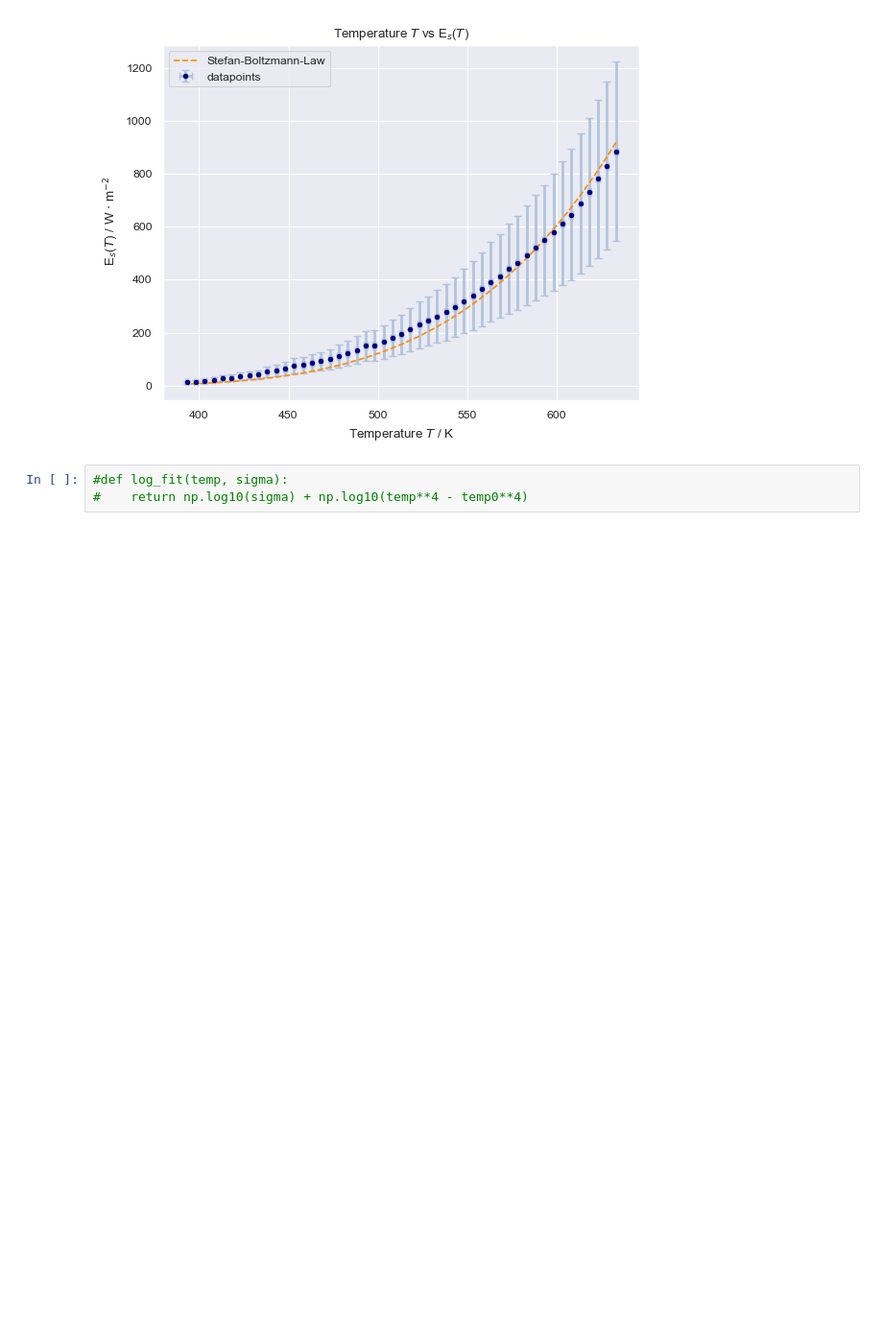
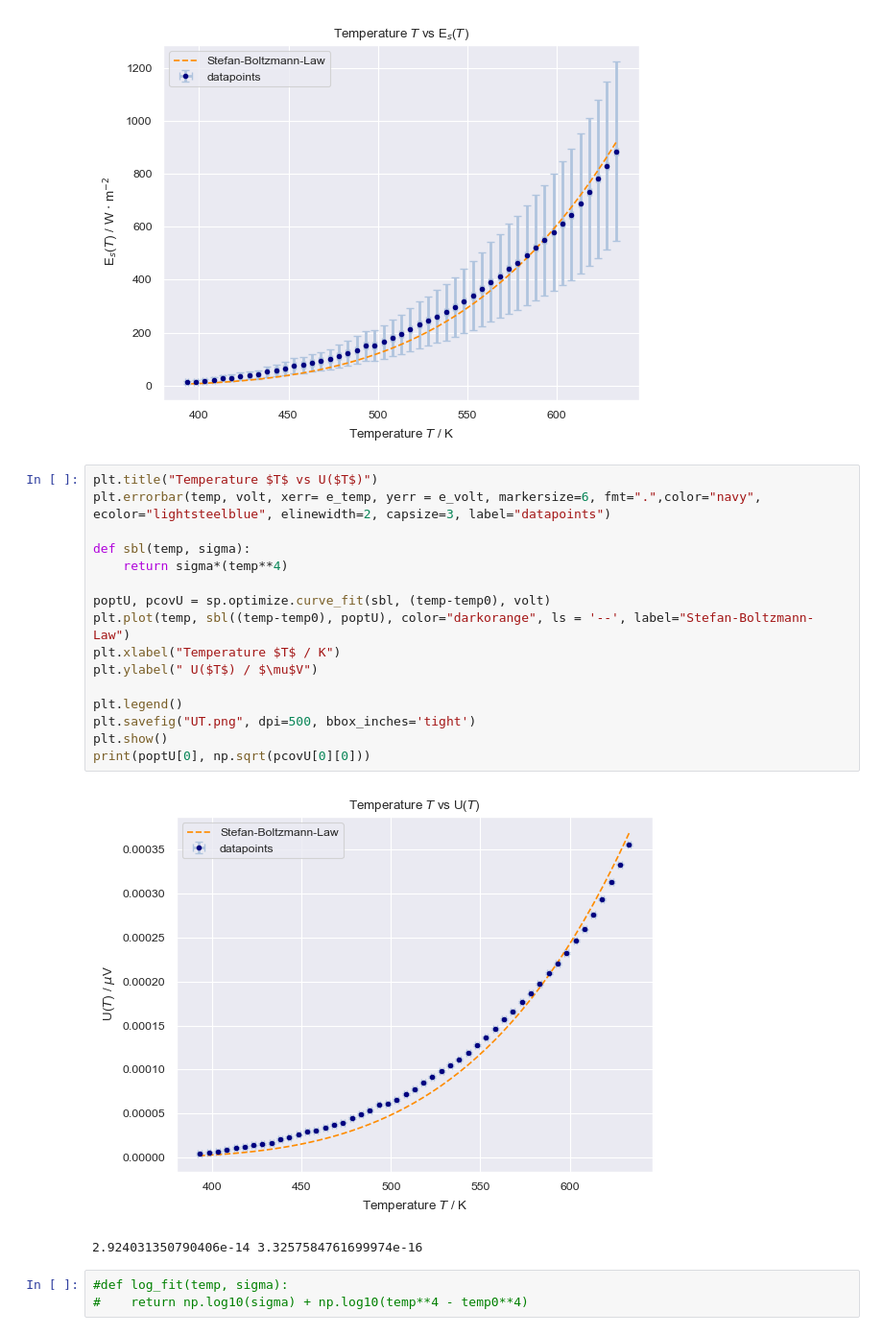
Before and after one commit to KemalOenen/Grundpraktikum2_Gruppe1_SS23, a Jupyter notebook: Versuch10/SchwarzerStrahler-new.ipynb, the cells around one changed output. Shown at 96% size. Saved outputs shown, nothing was run; the diff lists cells and outputs as text; blank space fills up the shorter version.

Commit message:
Added the plots with the voltage

```diff
--- a/Versuch10/SchwarzerStrahler-new.ipynb
+++ b/Versuch10/SchwarzerStrahler-new.ipynb
@@ -105,6 +105,25 @@ plt.savefig("EvsT.png", dpi=500, bbox_inches='tight')
 plt.show()
 # %% [output]
 [figure]
+# %%
+plt.title("Temperature $T$ vs U($T$)")
+plt.errorbar(temp, volt, xerr= e_temp, yerr = e_volt, markersize=6, fmt=".",color="navy", ecolor="lightsteelblue", elinewidth=2, capsize=3, label="datapoints")
+
+def sbl(temp, sigma):
+    return sigma*(temp**4)
+
+poptU, pcovU = sp.optimize.curve_fit(sbl, (temp-temp0), volt)
+plt.plot(temp, sbl((temp-temp0), poptU), color="darkorange", ls = '--', label="Stefan-Boltzmann-Law")
+plt.xlabel("Temperature $T$ / K")
+plt.ylabel(" U($T$) / $\mu$V")
+
+plt.legend()
+plt.savefig("UT.png", dpi=500, bbox_inches='tight')
+plt.show()
+print(poptU[0], np.sqrt(pcovU[0][0]))
+# %% [output]
+[figure, added]
+2.924031350790406e-14 3.3257584761699974e-16
 # %%
 #def log_fit(temp, sigma):
 #    return np.log10(sigma) + np.log10(temp**4 - temp0**4)
```
Also changed, not shown: parts of 8 cells of this notebook, 8 other files.
